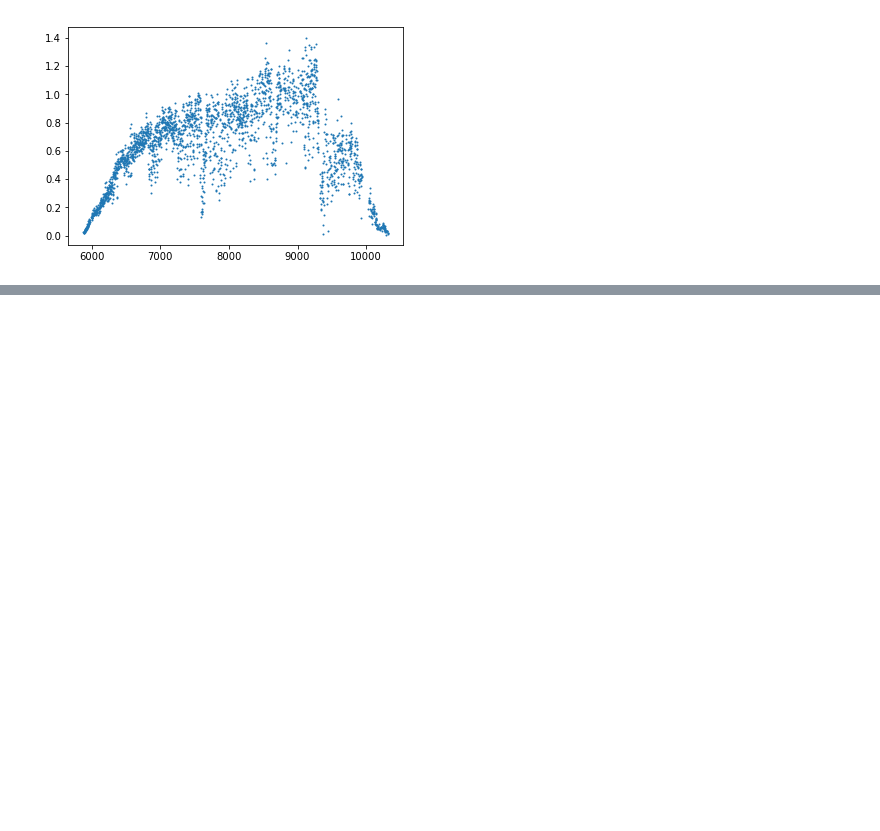
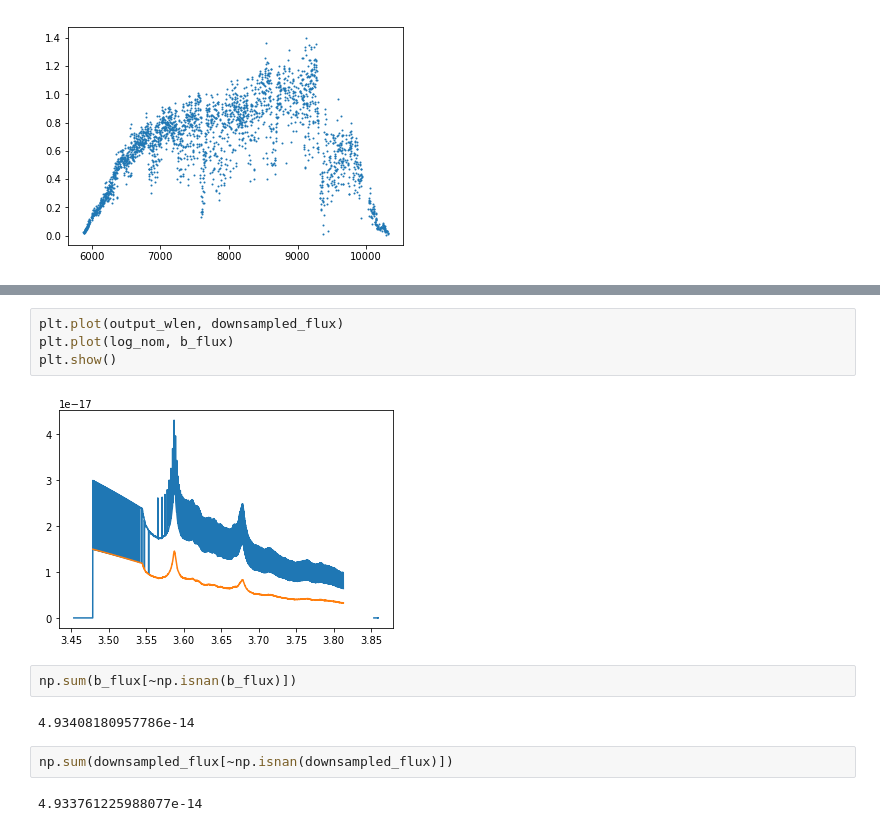
Before and after one commit to belaa/specsim-for-eboss, a Jupyter notebook: Simulate eBOSS spectra in Specsim.ipynb, the cells around one changed output, grey strips where cells are left out. Cells and saved outputs as stored; diff of their text form; blank space fills up the shorter version.

```diff
--- a/Simulate eBOSS spectra in Specsim.ipynb
+++ b/Simulate eBOSS spectra in Specsim.ipynb
@@ -1004,0 +1170,14 @@ plt.show()
+# %%
+plt.plot(output_wlen, downsampled_flux)
+plt.plot(log_nom, b_flux)
+plt.show()
+# %% [output]
+[figure, added]
+# %%
+np.sum(b_flux[~np.isnan(b_flux)])
+# %% [output]
+4.93408180957786e-14
+# %%
+np.sum(downsampled_flux[~np.isnan(downsampled_flux)])
+# %% [output]
+4.933761225988077e-14
```
Also changed, not shown: parts of 40 cells of this notebook.
